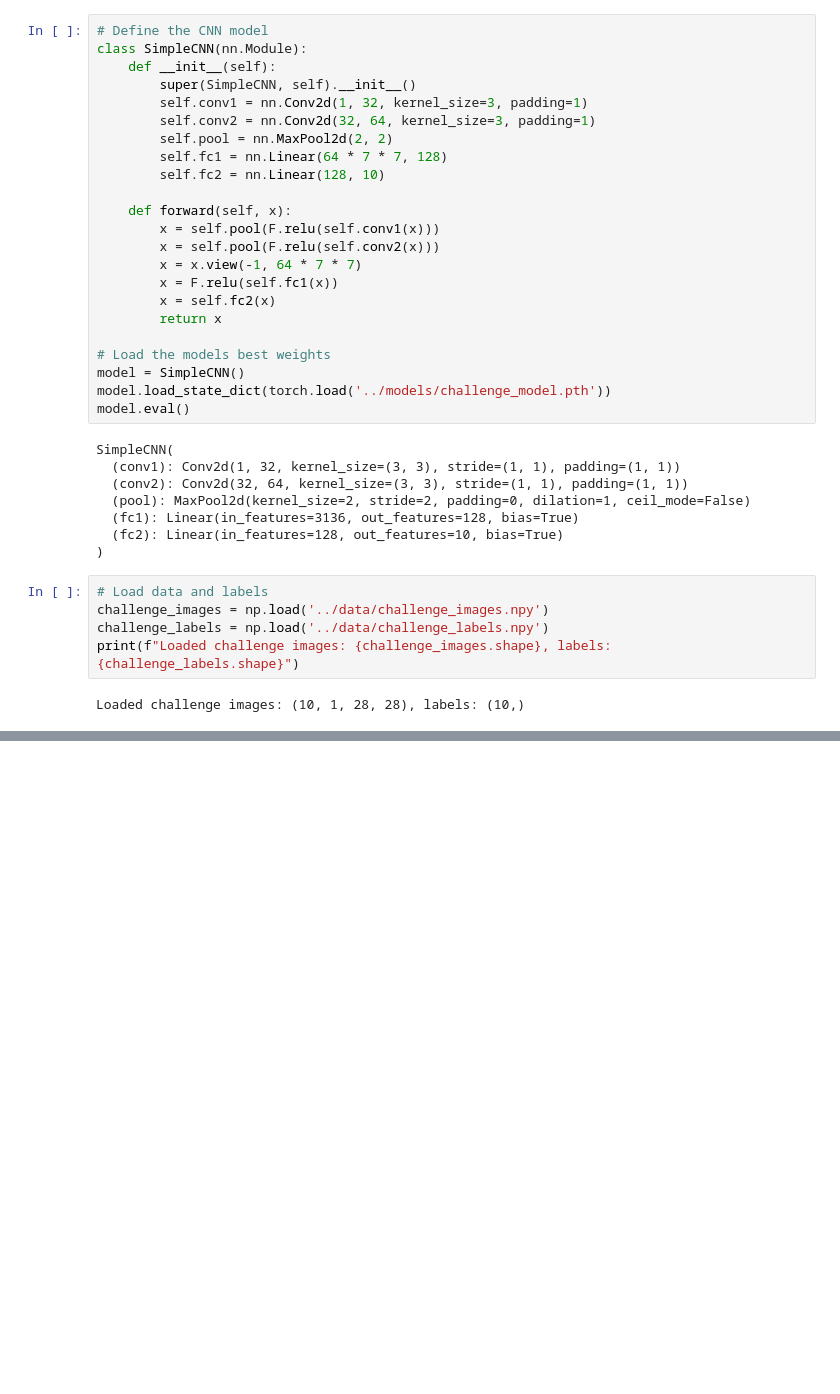
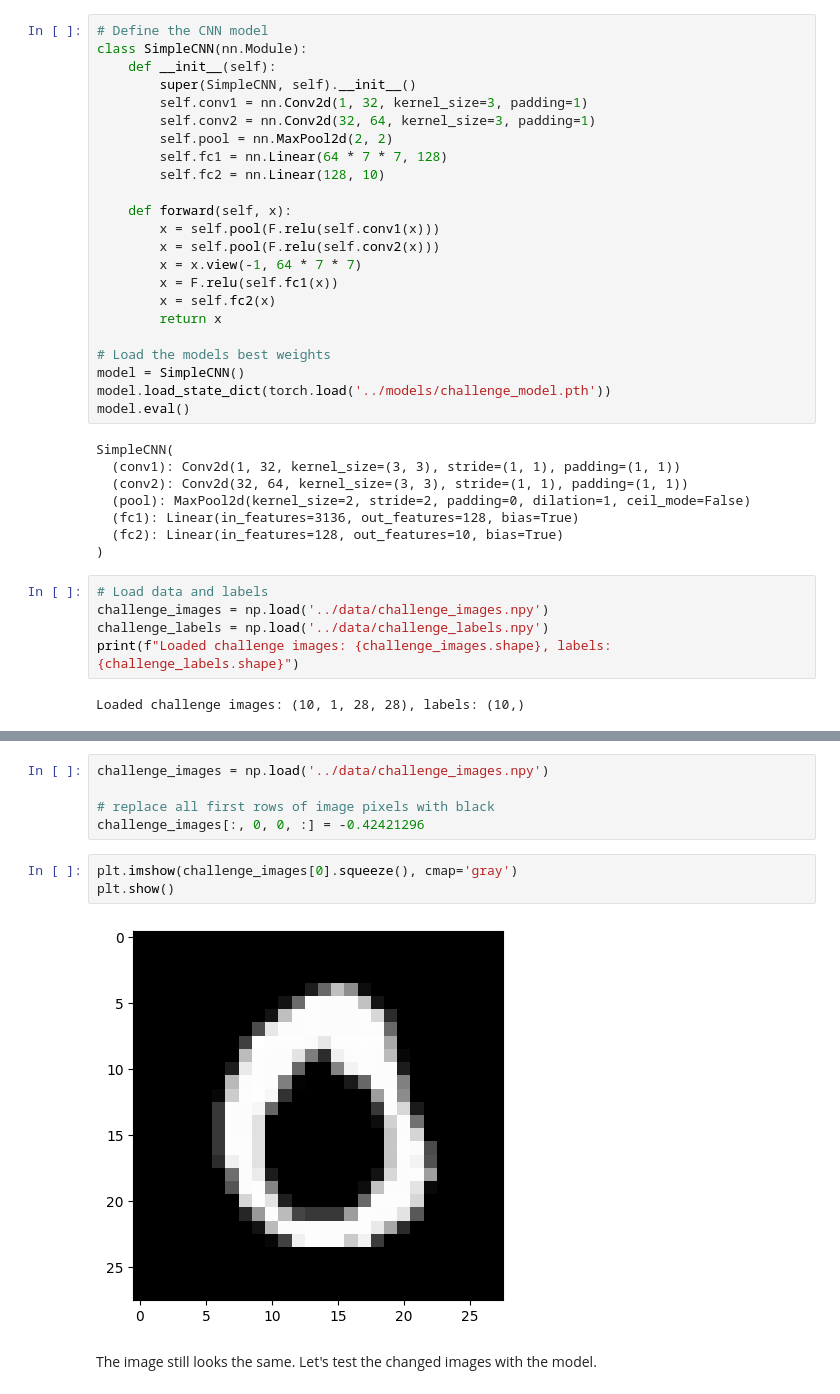
Before and after one commit to staldenhoefler/eai, a Jupyter notebook: code/mini_challenge.ipynb, the cells around one changed output, grey strips where cells are left out. Saved outputs shown, nothing was run; the diff lists cells and outputs as text; blank space fills up the shorter version.

```diff
--- a/code/mini_challenge.ipynb
+++ b/code/mini_challenge.ipynb
@@ -79,0 +211,12 @@ array([1, 3, 7, 2, 0, 4, 9, 5, 6, 8])
+# %%
+challenge_images = np.load('../data/challenge_images.npy')
+
+# replace all first rows of image pixels with black
+challenge_images[:, 0, 0, :] = -0.42421296
+# %%
+plt.imshow(challenge_images[0].squeeze(), cmap='gray')
+plt.show()
+# %% [output]
+[figure, added]
+# %% [markdown]
+The image still looks the same. Let's test the changed images with the model.
```
Also changed, not shown: parts of 54 cells of this notebook, 2 other files.
